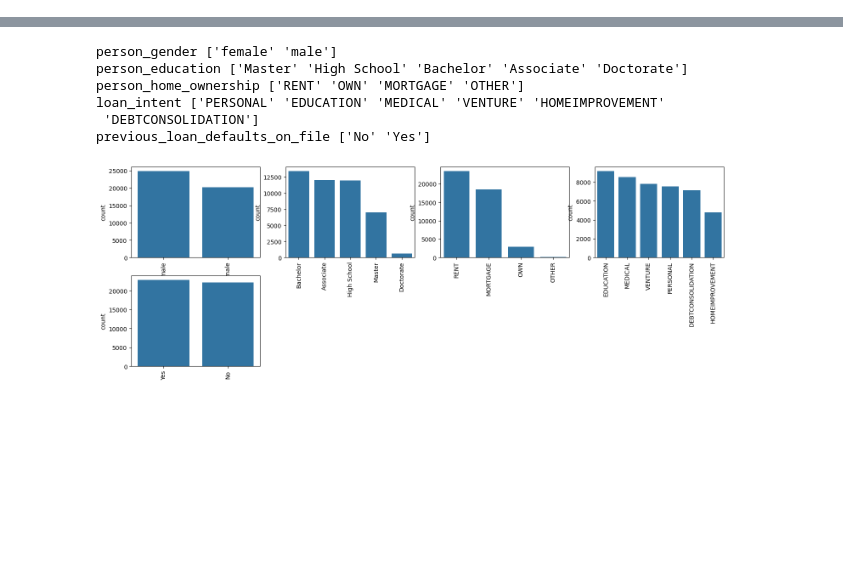
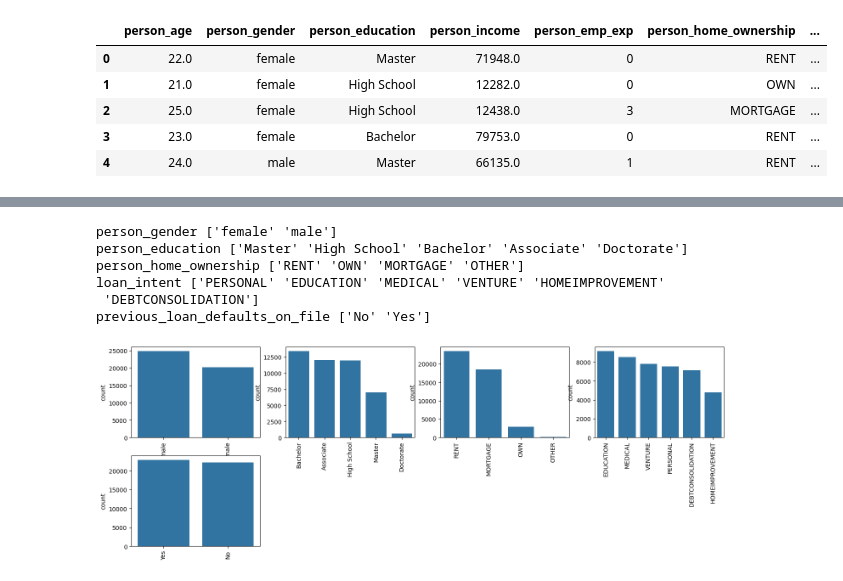
Before and after one commit to Anisah043/loan_approval, a Jupyter notebook: Loan_Approval.ipynb, the cells around one changed output, grey strips where cells are left out. Saved outputs shown, nothing was run; the diff lists cells and outputs as text; code cells hidden in the pictures; blank space fills up the shorter version.

```diff
--- a/Loan_Approval.ipynb
+++ b/Loan_Approval.ipynb
@@ -16,2 +17,10 @@ from sklearn.ensemble import RandomForestClassifier
 # %%
 df = pd.read_csv('loan_data.csv')
+df.head()
+# %% [output]
+|  | person_age | person_gender | person_education | person_income | person_emp_exp | person_home_ownership | ... |
+| 0 | 22.0 | female | Master | 71948.0 | 0 | RENT | ... |
+| 1 | 21.0 | female | High School | 12282.0 | 0 | OWN | ... |
+| 2 | 25.0 | female | High School | 12438.0 | 3 | MORTGAGE | ... |
+| 3 | 23.0 | female | Bachelor | 79753.0 | 0 | RENT | ... |
+| 4 | 24.0 | male | Master | 66135.0 | 1 | RENT | ... |
```
Also changed, not shown: parts of 10 cells of this notebook, 3 other files.
